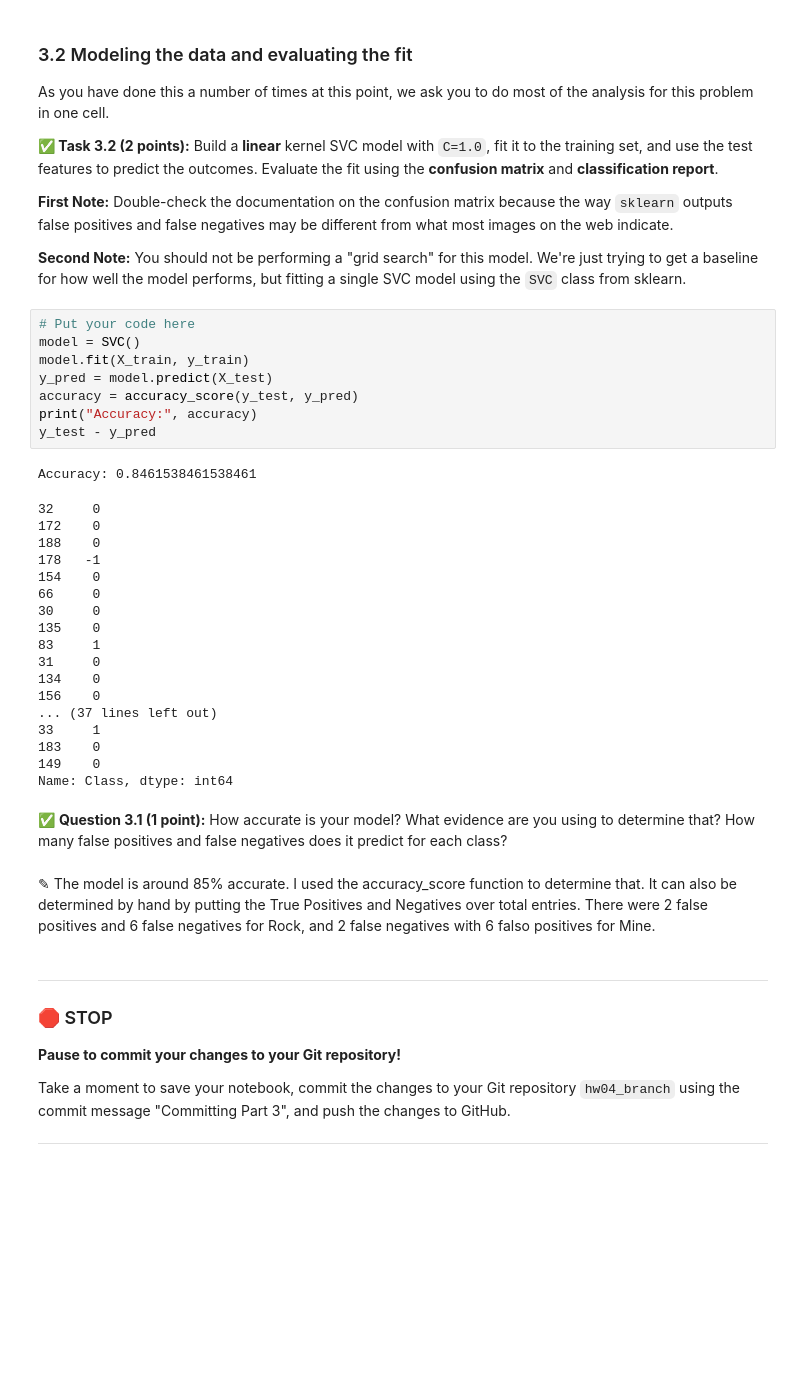
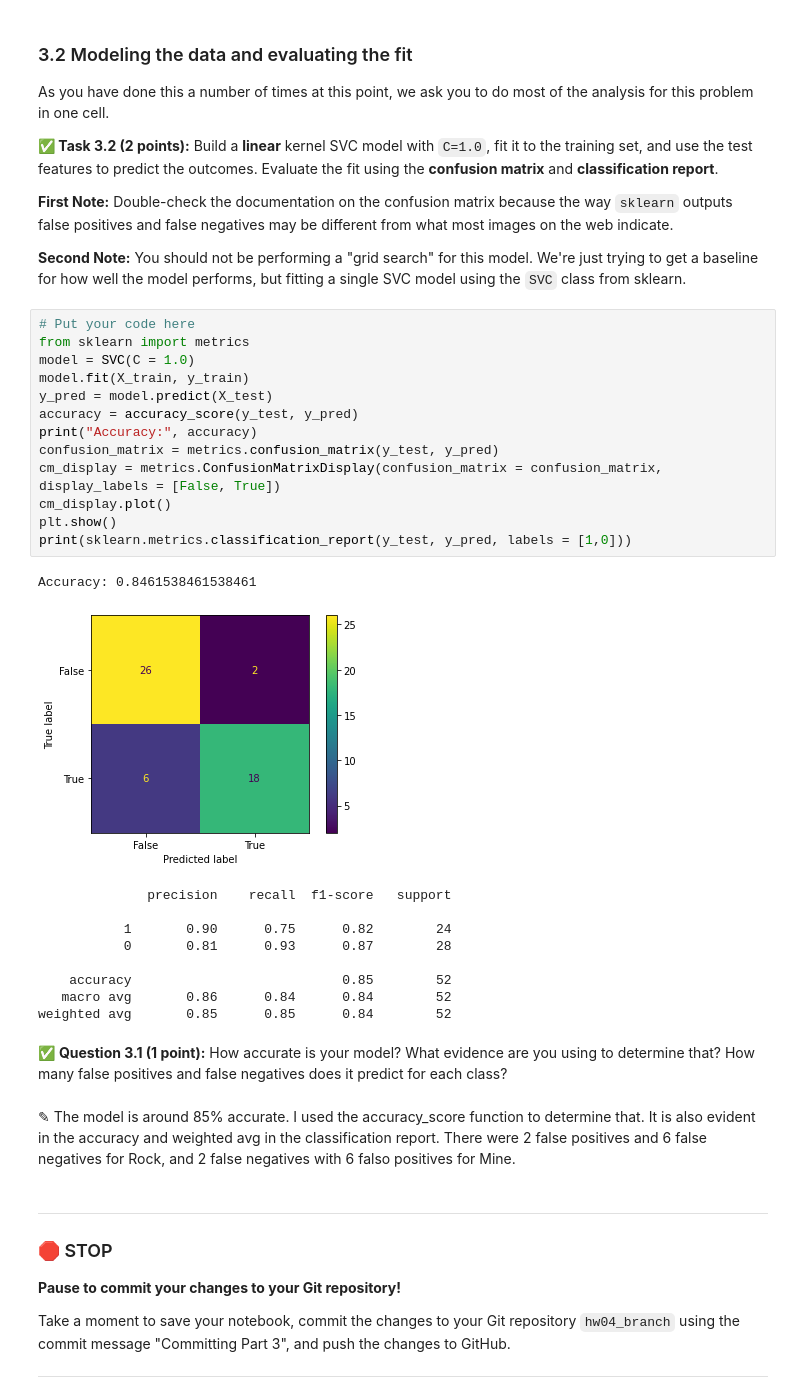
Before and after one commit to Colino03/CMSE202-f23-turnin, a Jupyter notebook: hw-04/HW-04.ipynb, the cells around one changed output. Cells and saved outputs as stored; diff of their text form; blank space fills up the shorter version.

```diff
--- a/hw-04/HW-04.ipynb
+++ b/hw-04/HW-04.ipynb
@@ -239,35 +241,32 @@ As you have done this a number of times at this point, we ask you to do most of
 **Second Note:** You should not be performing a "grid search" for this model. We're just trying to get a baseline for how well the model performs, but fitting a single SVC model using the `SVC` class from sklearn.
 # %%
 # Put your code here
-model = SVC()
+from sklearn import metrics
+model = SVC(C = 1.0)
 model.fit(X_train, y_train)
 y_pred = model.predict(X_test)
 accuracy = accuracy_score(y_test, y_pred)
 print("Accuracy:", accuracy)
-y_test - y_pred
+confusion_matrix = metrics.confusion_matrix(y_test, y_pred)
+cm_display = metrics.ConfusionMatrixDisplay(confusion_matrix = confusion_matrix, display_labels = [False, True])
+cm_display.plot()
+plt.show()
+print(sklearn.metrics.classification_report(y_test, y_pred, labels = [1,0]))
 # %% [output]
 Accuracy: 0.8461538461538461
+[figure, added]
-32     0
-172    0
-188    0
-178   -1
-154    0
-66     0
-30     0
-135    0
-83     1
-31     0
-134    0
-156    0
-... (37 lines left out)
-33     1
-183    0
-149    0
-Name: Class, dtype: int64
+              precision    recall  f1-score   support
+
+           1       0.90      0.75      0.82        24
+           0       0.81      0.93      0.87        28
+
+    accuracy                           0.85        52
+   macro avg       0.86      0.84      0.84        52
+weighted avg       0.85      0.85      0.84        52
 # %% [markdown]
 &#9989; **Question 3.1 (1 point):** How accurate is your model? What evidence are you using to determine that? How many false positives and false negatives does it predict for each class?
 # %% [markdown]
-<font size=+3>&#9998;</font> The model is around 85% accurate. I used the accuracy_score function to determine that. It can also be determined by hand by putting the True Positives and Negatives over total entries. There were 2 false positives and 6 false negatives for Rock, and 2 false negatives with 6 falso positives for Mine.
+<font size=+3>&#9998;</font> The model is around 85% accurate. I used the accuracy_score function to determine that. It is also evident in the accuracy and weighted avg in the classification report. There were 2 false positives and 6 false negatives for Rock, and 2 false negatives with 6 falso positives for Mine.
 # %% [markdown]
 ---
 ### &#128721; STOP
```
Also changed, not shown: parts of 10 cells of this notebook.
